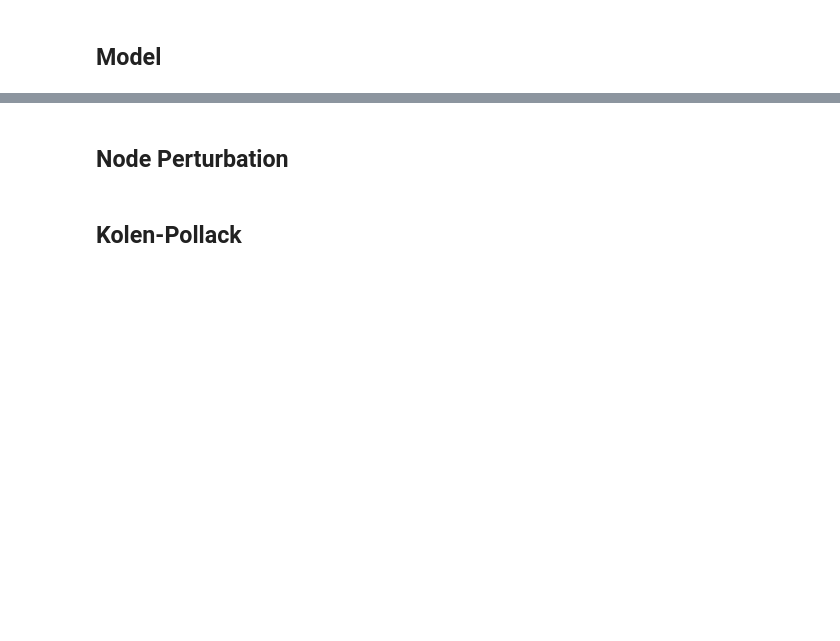
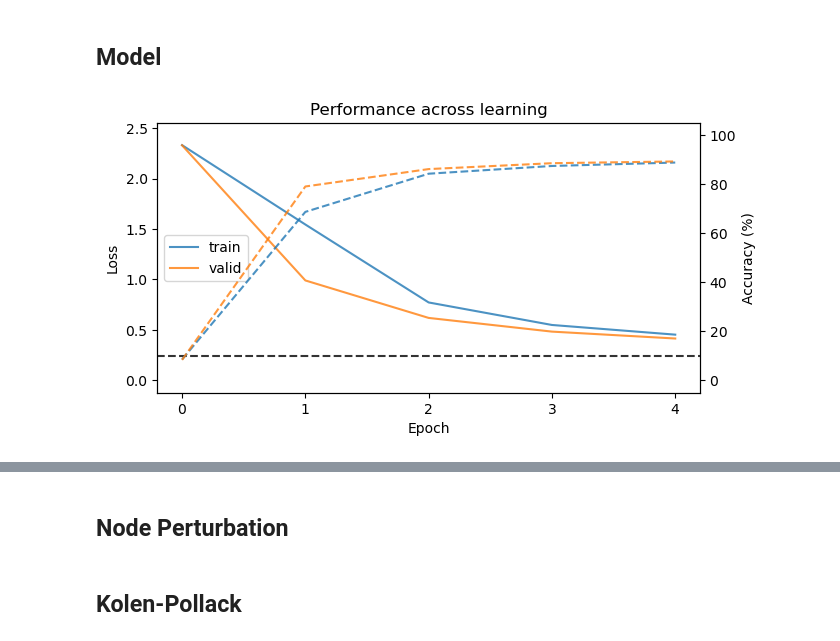
Before and after one commit to mwassermann/NMA-Microlearning-Project, a Jupyter notebook: Greens.ipynb, the cells around one changed output, grey strips where cells are left out. Saved outputs shown, nothing was run; the diff lists cells and outputs as text; code cells hidden in the pictures; blank space fills up the shorter version.

```diff
--- a/Greens.ipynb
+++ b/Greens.ipynb
@@ -14,6 +14,22 @@ import torch
 import torchvision
 import contextlib
 import io
+# %%
+# @title Hyperparameters definition
+
+numhidden = 500
+batchsize = 200
+initweight = 0.1
+learnrate = 0.001
+noise = 0.1
+numepochs = 3
+numrepeats = 1
+numbatches = int(train_set.shape[1] / batchsize)
+numupdates = numepochs * numbatches
+activation = 'sigmoid'
+report = True
+rep_rate = 1
+seed = 12345
 # %%
 # Download MNIST function
 def download_mnist(train_prop=0.8, keep_prop=0.5):
@@ -282,0 +480,10 @@ backprop_optimizer = BasicOptimizer(MLP.parameters(), lr=LR)
+# %%
+NUM_EPOCHS = 5
+
+MLP_results_dict = train_model(
+    MLP,
+    train_loader,
+    valid_loader,
+    optimizer=backprop_optimizer,
+    num_epochs=NUM_EPOCHS
+    )
@@ -282,0 +881,4 @@ backprop_optimizer = BasicOptimizer(MLP.parameters(), lr=LR)
+# %%
+plot_results(MLP_results_dict);
+# %% [output]
+[figure, added]
```
Also changed, not shown: parts of 9 cells of this notebook, 8 other files.
